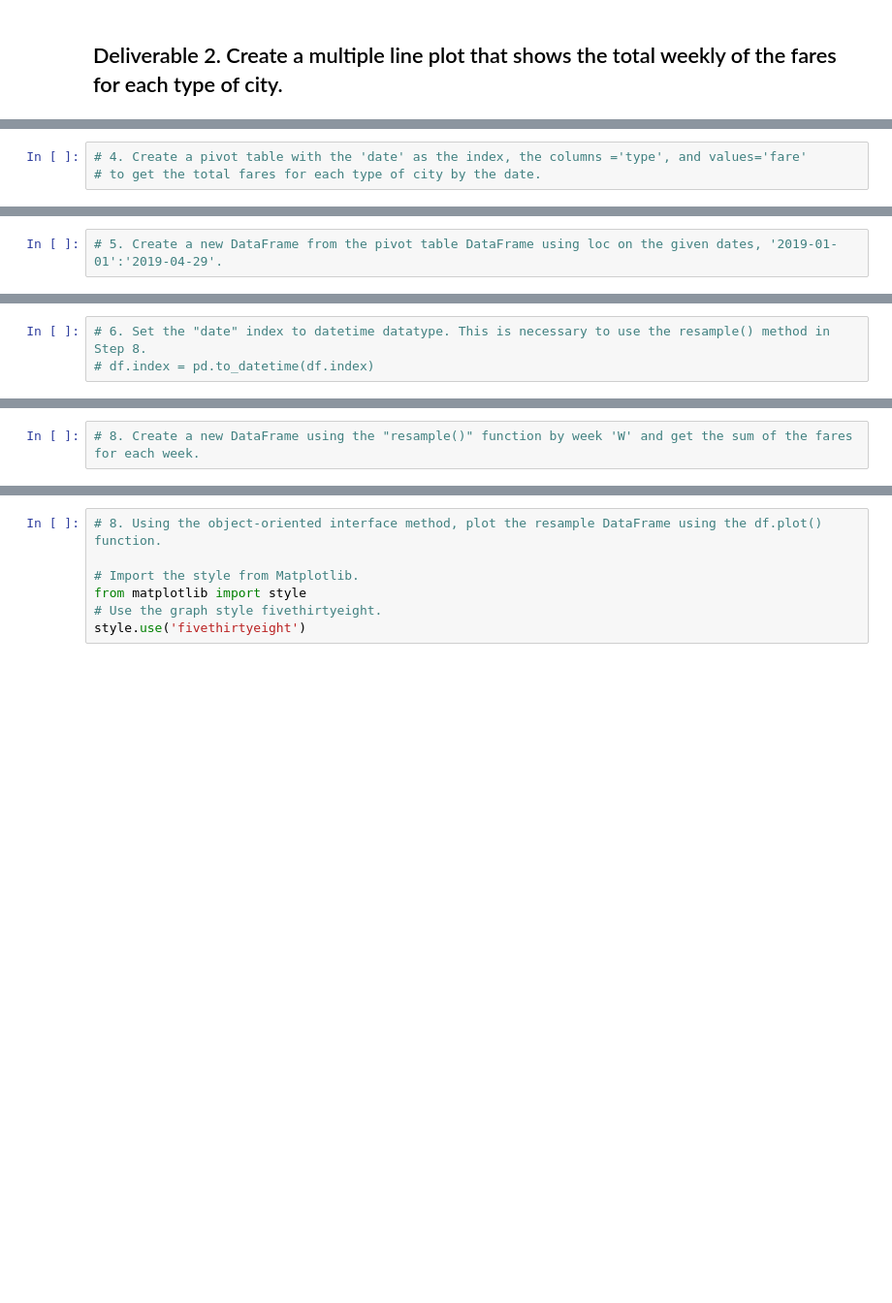
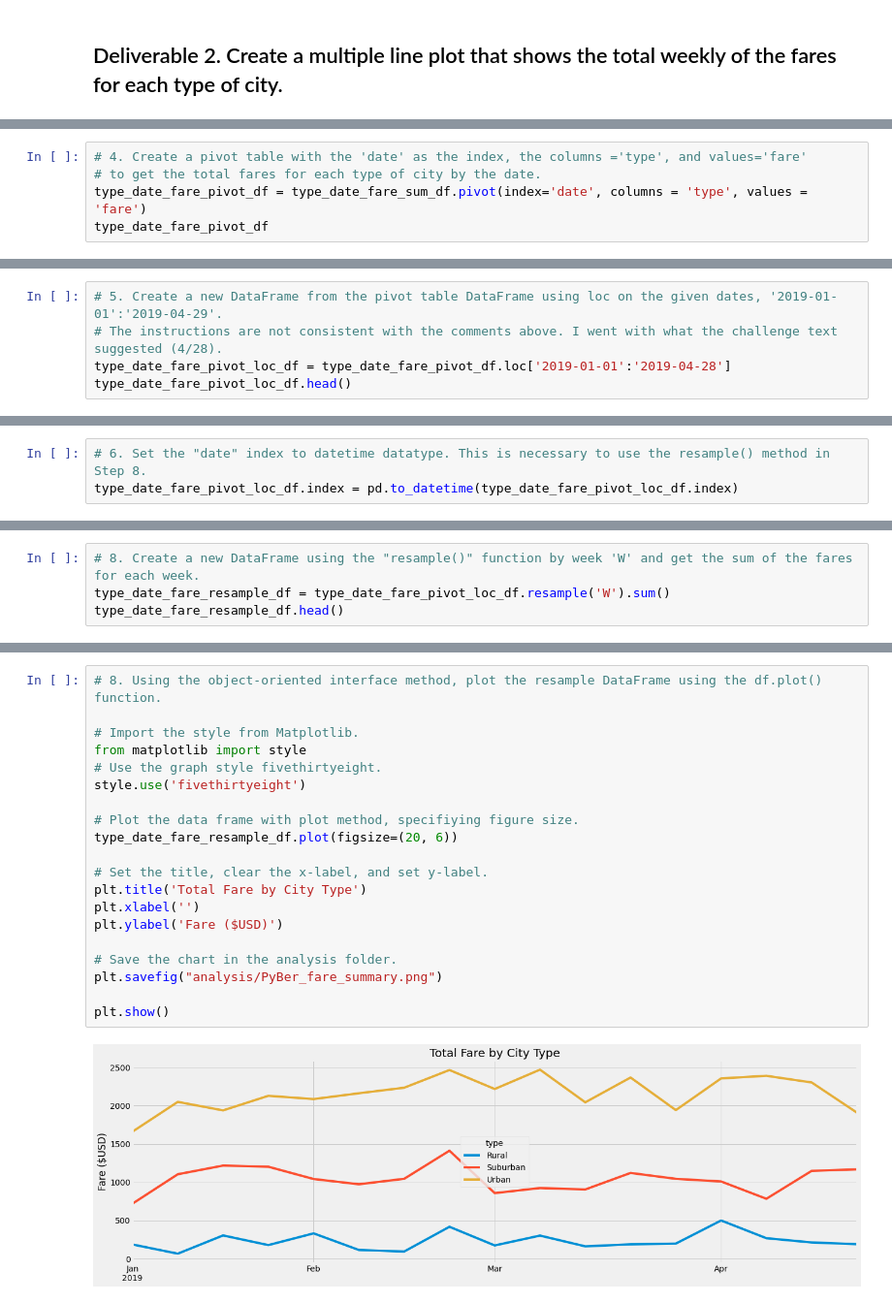
Before and after one commit to haldud/pyber-analysis, a Jupyter notebook: PyBer_Challenge.ipynb, the cells around one changed output, grey strips where cells are left out. Shown: that part at 97% size. Saved outputs shown, nothing was run; the diff lists cells and outputs as text; blank space fills up the shorter version.

Commit message:
Updated PyBer_Challenge.ipynb and added summary png

```diff
--- a/PyBer_Challenge.ipynb
+++ b/PyBer_Challenge.ipynb
@@ -94,3 +128,5 @@ pyber_summary_df
 # %%
 # 4. Create a pivot table with the 'date' as the index, the columns ='type', and values='fare'
 # to get the total fares for each type of city by the date.
+type_date_fare_pivot_df = type_date_fare_sum_df.pivot(index='date', columns = 'type', values = 'fare')
+type_date_fare_pivot_df
@@ -97,2 +148,5 @@ pyber_summary_df
 # %%
 # 5. Create a new DataFrame from the pivot table DataFrame using loc on the given dates, '2019-01-01':'2019-04-29'.
+# The instructions are not consistent with the comments above. I went with what the challenge text suggested (4/28).
+type_date_fare_pivot_loc_df = type_date_fare_pivot_df.loc['2019-01-01':'2019-04-28']
+type_date_fare_pivot_loc_df.head()
@@ -99,5 +161,5 @@ pyber_summary_df
 # %%
 # 6. Set the "date" index to datetime datatype. This is necessary to use the resample() method in Step 8.
-# df.index = pd.to_datetime(df.index)
+type_date_fare_pivot_loc_df.index = pd.to_datetime(type_date_fare_pivot_loc_df.index)
 # %%
 # 7. Check that the datatype for the index is datetime using df.info()
@@ -104,2 +178,4 @@ pyber_summary_df
 # %%
 # 8. Create a new DataFrame using the "resample()" function by week 'W' and get the sum of the fares for each week.
+type_date_fare_resample_df = type_date_fare_pivot_loc_df.resample('W').sum()
+type_date_fare_resample_df.head()
@@ -106,7 +190,22 @@ pyber_summary_df
 # %%
 # 8. Using the object-oriented interface method, plot the resample DataFrame using the df.plot() function.
 
 # Import the style from Matplotlib.
 from matplotlib import style
 # Use the graph style fivethirtyeight.
 style.use('fivethirtyeight')
+
+# Plot the data frame with plot method, specifiying figure size.
+type_date_fare_resample_df.plot(figsize=(20, 6))
+
+# Set the title, clear the x-label, and set y-label.
+plt.title('Total Fare by City Type')
+plt.xlabel('')
+plt.ylabel('Fare ($USD)')
+
+# Save the chart in the analysis folder.
+plt.savefig("analysis/PyBer_fare_summary.png")
+
+plt.show()
+# %% [output]
+[figure, added]
```
Also changed, not shown: parts of 8 cells of this notebook, 1 other file.
